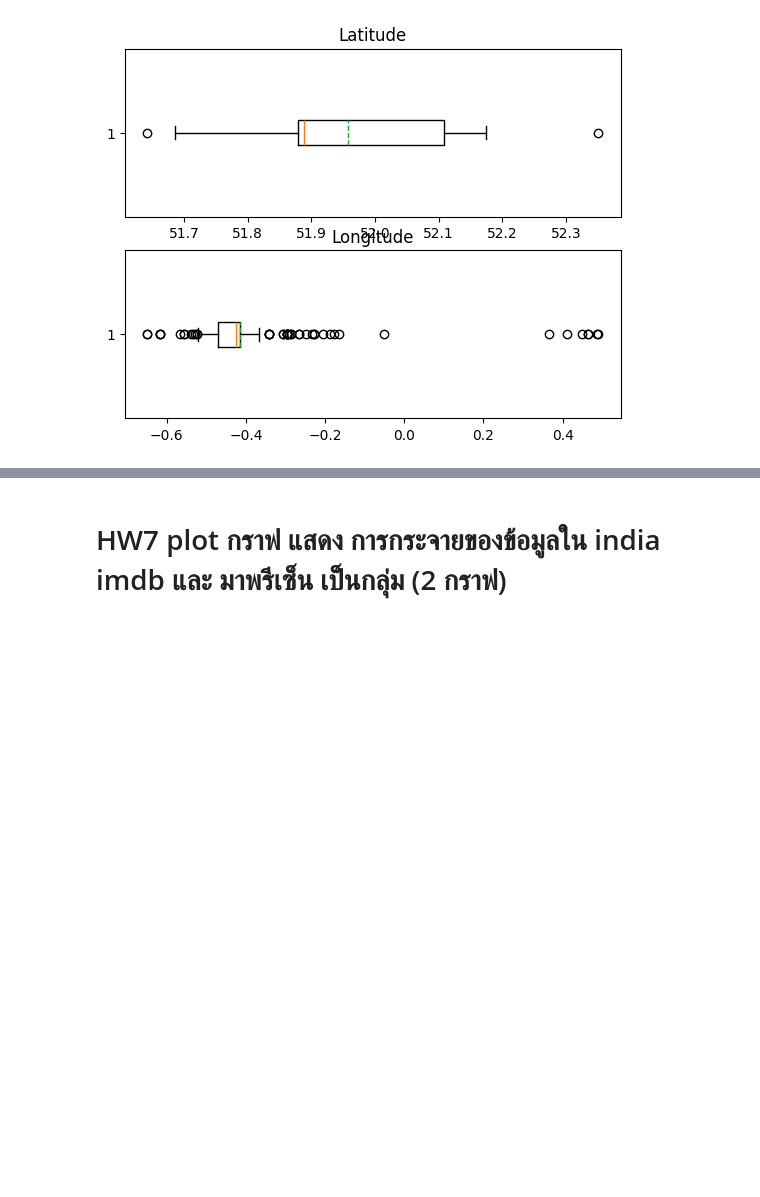
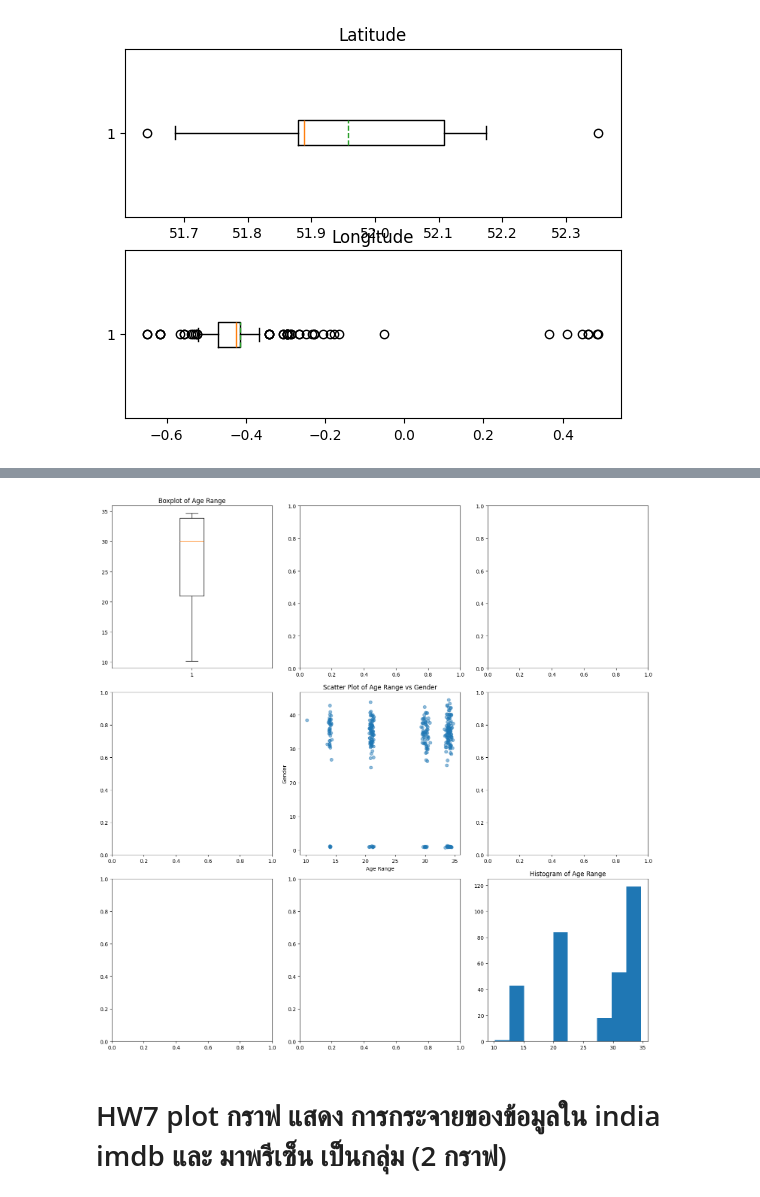
Before and after one commit to Moogrob127/dataviz2025, a Jupyter notebook: Visualize_Data_Distribution.ipynb, the cells around one changed output, grey strips where cells are left out. Saved outputs shown, nothing was run; the diff lists cells and outputs as text; code cells hidden in the pictures; blank space fills up the shorter version.

```diff
--- a/Visualize_Data_Distribution.ipynb
+++ b/Visualize_Data_Distribution.ipynb
@@ -591,2 +598,23 @@ Text(0.5, 1.0, 'Longitude')
+# %%
+fig, axes = plt.subplots(3, 3, figsize=(15, 15))
+
+# Boxplot
+axes[0, 0].boxplot(stopandsearch_df_dropna['Age range'].dropna())
+axes[0, 0].set_title('Boxplot of Age Range')
+
+# Scatter plot
+axes[1, 1].scatter(stopandsearch_df_dropna['Age range'], stopandsearch_df_dropna['Gender'], alpha=0.5)
+axes[1, 1].set_title('Scatter Plot of Age Range vs Gender')
+axes[1, 1].set_xlabel('Age Range')
+axes[1, 1].set_ylabel('Gender')
+
+# Histogram
+axes[2, 2].hist(stopandsearch_df_dropna['Age range'].dropna())
+axes[2, 2].set_title('Histogram of Age Range')
+
+plt.tight_layout()
+plt.show()
+# %% [output]
+[figure, added]
 # %% [markdown]
 # HW7 plot กราฟ แสดง การกระจายของข้อมูลใน india imdb และ มาพรีเซ็น เป็นกลุ่ม (2 กราฟ)
```
Also changed, not shown: parts of 1 cell of this notebook.
